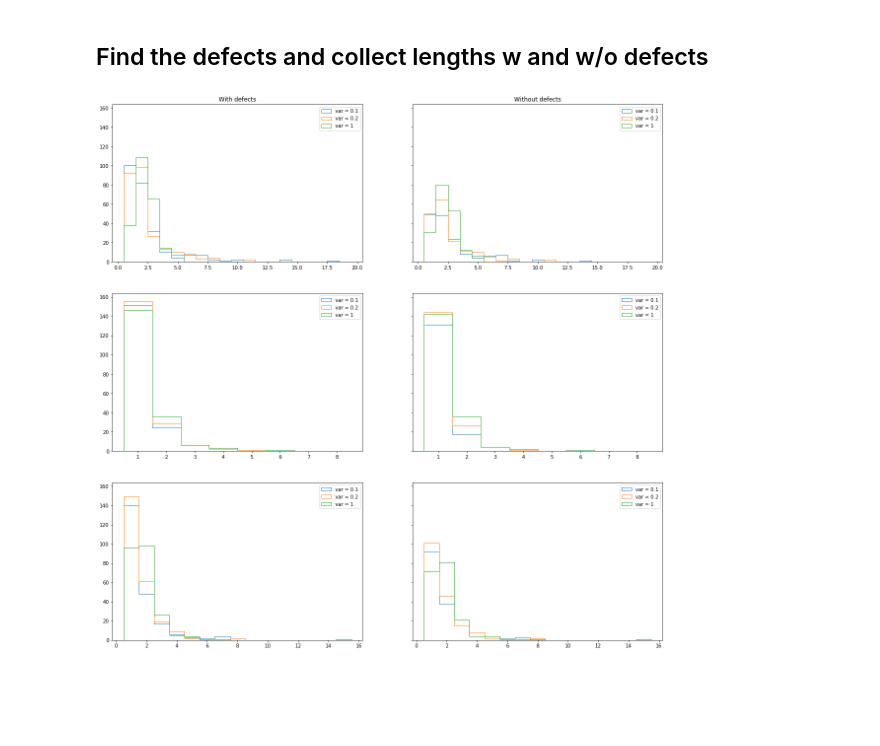
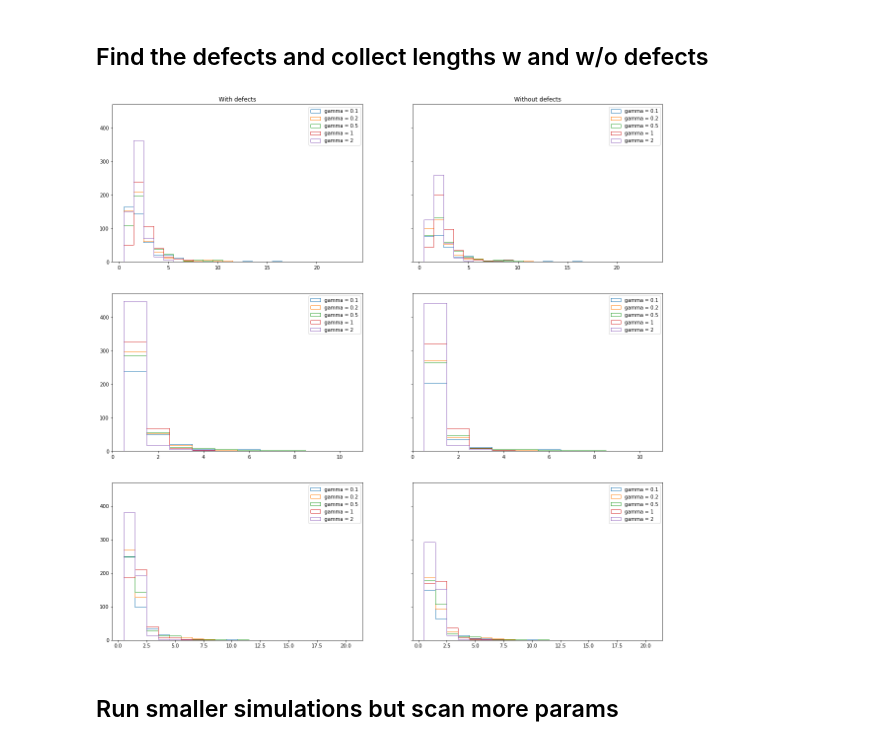
Before and after one commit to Irene-Li/kuramoto, a Jupyter notebook: wavelength_sim.py.ipynb, the cells around one changed output. Cells and saved outputs as stored; diff of their text form; code cells hidden in the pictures; blank space fills up the shorter version.

```diff
--- a/wavelength_sim.py.ipynb
+++ b/wavelength_sim.py.ipynb
@@ -24,17 +24,15 @@ L = 256 # size of the system
 T = 1e3 # total time of the simulation
 dt = 1e-2 # time step
 n_batches = T # number of time points recorded in the end
-N = 5
+N = 10
 
 # Breakpoints for phases
 breakpoints = [x*2*np.pi for x in [0.47, 0.67]]
 
 # Initialise the model and run the simulation
-
-lengths_samples = []
-variables = [0.1, 0.2, 1]
+gammas = [0.1, 0.2, 0.5, 1, 2]
 data = []
-for gamma in variables:
+for gamma in gammas:
     datasets = []
     data.append(datasets)
     for n in range(N):
@@ -47,26 +45,28 @@ for gamma in variables:
 # %%
 fig, axes = plt.subplots(ncols=2, nrows=3, sharey=True, figsize=(20, 20))
 
 for (j, datasets) in enumerate(data):
     find_defects(datasets)
     lengths, lengths_wo_defects = find_lengths(datasets)
 
     for i in range(3):
         m = 1
         lengths[i] = np.array(lengths[i])/m
         lengths_wo_defects[i] = np.array(lengths_wo_defects[i])/m
         bins = np.arange(max(lengths[i]))+0.5
-        axes[i, 0].hist(lengths[i], log=False, histtype='step', bins=bins, label='var = {}'.format(variables[j]))
-        axes[i, 1].hist(lengths_wo_defects[i], log=False, histtype='step', bins=bins, label='var = {}'.format(variables[j]))
+        axes[i, 0].hist(lengths[i], log=False, histtype='step', bins=bins, label='gamma = {}'.format(gammas[j]))
+        axes[i, 1].hist(lengths_wo_defects[i], log=False, histtype='step', bins=bins, label='gamma = {}'.format(gammas[j]))
 
 
 for i in range(3):
     for j in range(2):
         axes[i, j].legend()
 
 axes[0, 0].set_title('With defects')
 axes[0, 1].set_title('Without defects')
 
 plt.show()
 # %% [output]
-[figure, old version]
+[figure, new version]
+# %% [markdown]
+## Run smaller simulations but scan more params
```
Also changed, not shown: parts of 4 cells of this notebook, 11 other files.
